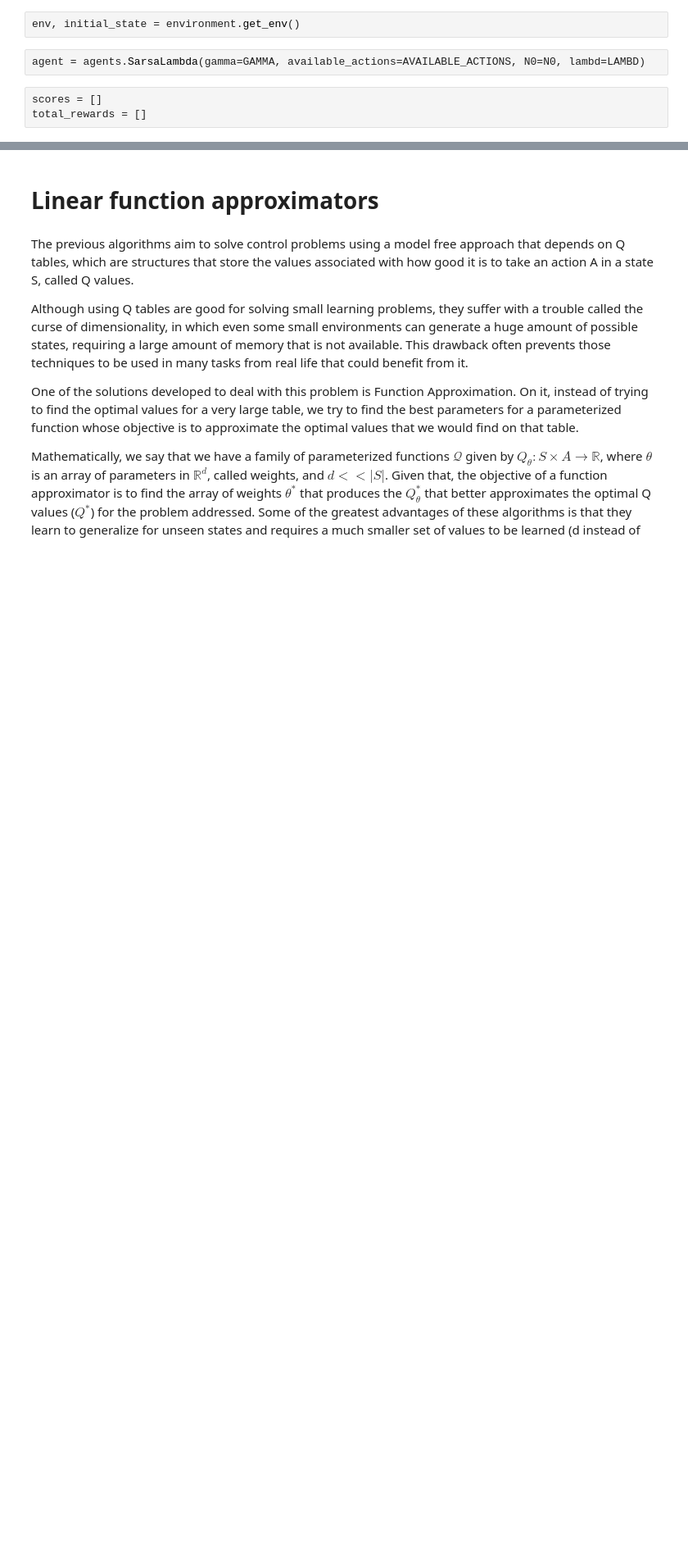
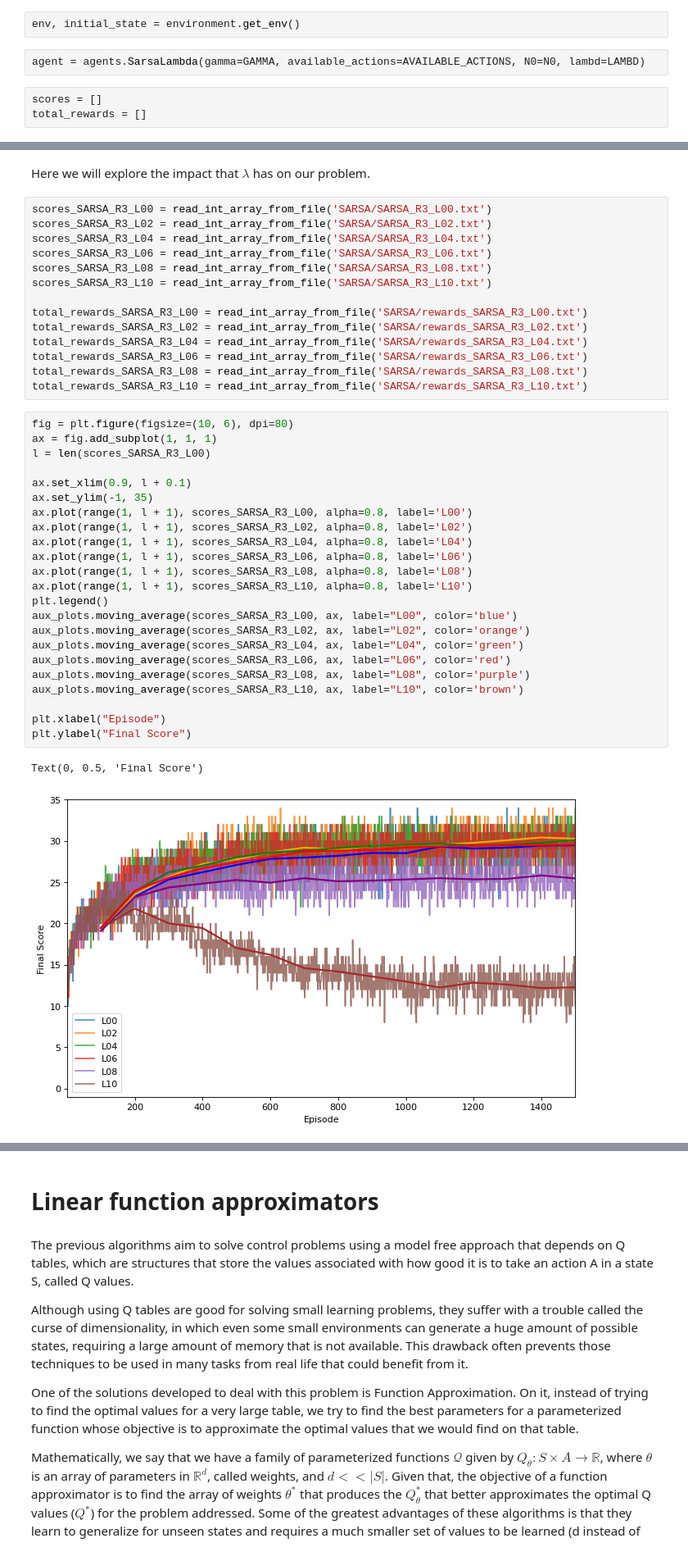
Before and after one commit to DionisiusMayr/FreewayGame, a Jupyter notebook: freeway/freeway.ipynb, the cells around one changed output, grey strips where cells are left out. Shown at 82% size. Cells and saved outputs as stored; diff of their text form; blank space fills up the shorter version.

Commit message:
Add SARSA analysis and requirements.txt

```diff
--- a/freeway/freeway.ipynb
+++ b/freeway/freeway.ipynb
@@ -908,0 +951,42 @@ for i in range(n_runs):
+# %% [markdown]
+Here we will explore the impact that $\lambda$ has on our problem.
+# %%
+scores_SARSA_R3_L00 = read_int_array_from_file('SARSA/SARSA_R3_L00.txt')
+scores_SARSA_R3_L02 = read_int_array_from_file('SARSA/SARSA_R3_L02.txt')
+scores_SARSA_R3_L04 = read_int_array_from_file('SARSA/SARSA_R3_L04.txt')
+scores_SARSA_R3_L06 = read_int_array_from_file('SARSA/SARSA_R3_L06.txt')
+scores_SARSA_R3_L08 = read_int_array_from_file('SARSA/SARSA_R3_L08.txt')
+scores_SARSA_R3_L10 = read_int_array_from_file('SARSA/SARSA_R3_L10.txt')
+
+total_rewards_SARSA_R3_L00 = read_int_array_from_file('SARSA/rewards_SARSA_R3_L00.txt')
+total_rewards_SARSA_R3_L02 = read_int_array_from_file('SARSA/rewards_SARSA_R3_L02.txt')
+total_rewards_SARSA_R3_L04 = read_int_array_from_file('SARSA/rewards_SARSA_R3_L04.txt')
+total_rewards_SARSA_R3_L06 = read_int_array_from_file('SARSA/rewards_SARSA_R3_L06.txt')
+total_rewards_SARSA_R3_L08 = read_int_array_from_file('SARSA/rewards_SARSA_R3_L08.txt')
+total_rewards_SARSA_R3_L10 = read_int_array_from_file('SARSA/rewards_SARSA_R3_L10.txt')
+# %%
+fig = plt.figure(figsize=(10, 6), dpi=80)
+ax = fig.add_subplot(1, 1, 1)
+l = len(scores_SARSA_R3_L00)
+
+ax.set_xlim(0.9, l + 0.1)
+ax.set_ylim(-1, 35)
+ax.plot(range(1, l + 1), scores_SARSA_R3_L00, alpha=0.8, label='L00')
+ax.plot(range(1, l + 1), scores_SARSA_R3_L02, alpha=0.8, label='L02')
+ax.plot(range(1, l + 1), scores_SARSA_R3_L04, alpha=0.8, label='L04')
+ax.plot(range(1, l + 1), scores_SARSA_R3_L06, alpha=0.8, label='L06')
+ax.plot(range(1, l + 1), scores_SARSA_R3_L08, alpha=0.8, label='L08')
+ax.plot(range(1, l + 1), scores_SARSA_R3_L10, alpha=0.8, label='L10')
+plt.legend()
+aux_plots.moving_average(scores_SARSA_R3_L00, ax, label="L00", color='blue')
+aux_plots.moving_average(scores_SARSA_R3_L02, ax, label="L02", color='orange')
+aux_plots.moving_average(scores_SARSA_R3_L04, ax, label="L04", color='green')
+aux_plots.moving_average(scores_SARSA_R3_L06, ax, label="L06", color='red')
+aux_plots.moving_average(scores_SARSA_R3_L08, ax, label="L08", color='purple')
+aux_plots.moving_average(scores_SARSA_R3_L10, ax, label="L10", color='brown')
+
+plt.xlabel("Episode")
+plt.ylabel("Final Score")
+# %% [output]
+Text(0, 0.5, 'Final Score')
+[figure, added]
```
Also changed, not shown: parts of 100 cells of this notebook, 40 other files.
